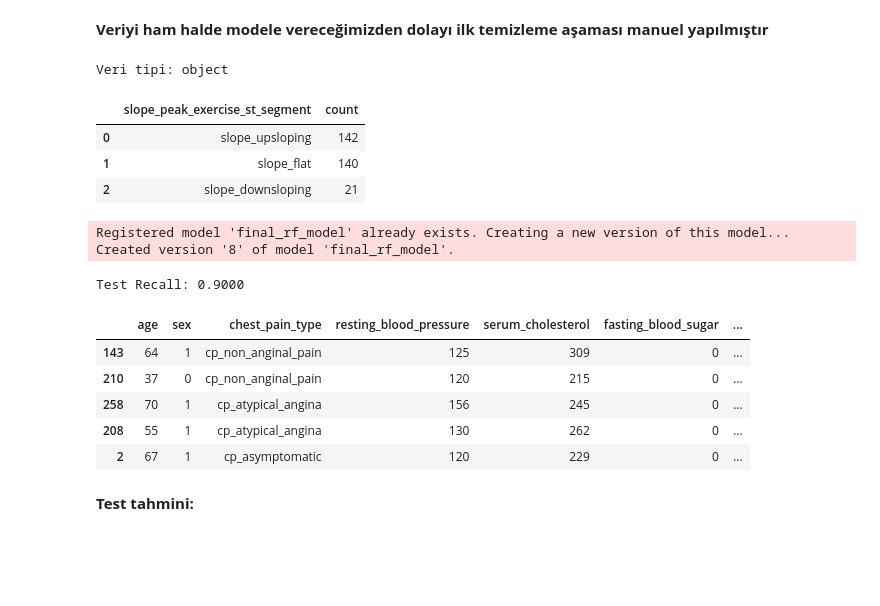
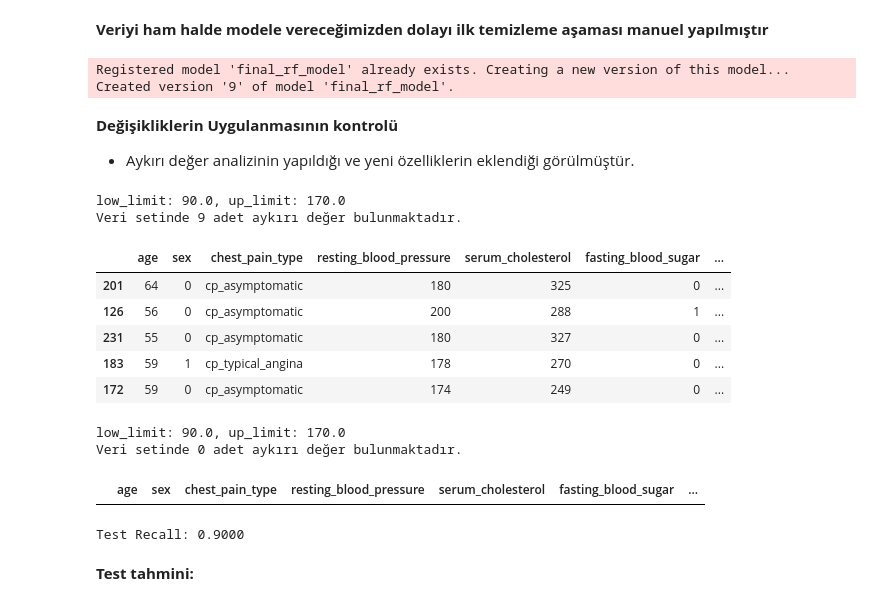
Before and after one commit to kanitvural/heart_disease_project, a Jupyter notebook: hearth_disease_project.ipynb, the cells around one changed output. Saved outputs shown, nothing was run; the diff lists cells and outputs as text; code cells hidden in the pictures; blank space fills up the shorter version.

Commit message:
all stages complated model deployed

```diff
--- a/hearth_disease_project.ipynb
+++ b/hearth_disease_project.ipynb
@@ -1795,19 +1797,19 @@ class OutlierReplacer(BaseEstimator, TransformerMixin):
         return low_limit, up_limit
 
 # Özellik üretim klası
-# class FeatureGenerator(BaseEstimator, TransformerMixin):
-#     def fit(self, X, y=None):
-#         return self
+class FeatureGenerator(BaseEstimator, TransformerMixin):
+    def fit(self, X, y=None):
+        return self
 
-#     def transform(self, X, y=None):
-#         X = X.copy()
+    def transform(self, X, y=None):
+        X = X.copy()
 
-#         # Age category özelliğinin oluşturulması
-#         age_bins = [-np.inf, 18, 40, 60, np.inf]
-#         age_labels = [0, 1, 2, 3]
-#         X['age_category'] = pd.cut(X['age'], bins=age_bins, labels=age_labels)
+        # Age category özelliğinin oluşturulması
+        age_bins = [-np.inf, 18, 40, 60, np.inf]
+        age_labels = [0, 1, 2, 3]
+        X['age_category'] = pd.cut(X['age'], bins=age_bins, labels=age_labels)
 
-#         return X
+        return X
 
 # Korelasyonları belirleyip eşik değer üzerindekini drop eden class
 class CorrelationFilter(BaseEstimator, TransformerMixin):
@@ -1827,7 +1829,6 @@ class CorrelationFilter(BaseEstimator, TransformerMixin):
         return self
 
     def transform(self, X, y=None):
-        # Verinin Pandas DataFrame olduğundan emin olun
         if isinstance(X, np.ndarray):
             X = pd.DataFrame(X)
         elif not isinstance(X, pd.DataFrame):
@@ -1849,20 +1850,22 @@ preprocessor = ColumnTransformer(
     transformers=[
         ('num', numerical_transformer, numerical_features),
         ('cat_ohe', one_hot_cat_transformer, one_hot_cat_features),
-        #('cat_ord', ordinal_cat_trainsformer, ordinal_cat_features),
+        ('cat_ord', ordinal_cat_trainsformer, ordinal_cat_features),
     ],
     remainder='passthrough' # belirtilmeyen sütünlar geçilir.
 )
 
 pipeline = Pipeline(steps=[
+    # ('data_loader', DataLoader(file_path="raw_heart_disease_data.csv")),# yeni geldi
+    # ('data_cleaner', DataCleaner()),# yeni geldi
     ('outlier_replacer', OutlierReplacer(variables=outlier_features)),
-    #('feature_generator', FeatureGenerator()),
+    ('feature_generator', FeatureGenerator()),
     ('preprocessor', preprocessor),
     ('correlation_filter', CorrelationFilter(threshold=0.82)),
     ('classifier', RandomForestClassifier(**best_hyperparams_rf,random_state=22))
 ])
 
-# Training and saving the model
+# Modelin eğitim aşaması
 def train_and_log_model(X, y):
     with mlflow.start_run(run_name="RandomForestClassifier Production Model: Metric = recall"):
         pipeline.fit(X, y)
@@ -1870,9 +1873,6 @@ def train_and_log_model(X, y):
         mlflow.log_params(best_hyperparams_rf)
         mlflow.sklearn.log_model(pipeline, model_path)
         mlflow.register_model(model_uri=f"runs:/{mlflow.active_run().info.run_id}/{model_path}", name=model_path)
-
- # model yüklenmesi
- # model = mlflow.pyfunc.load_model("models:/final_rf_model/1")
 # %%
 # pipeline listesinin son elamanı modeli içeriyor
 pipeline[-1]
@@ -1892,14 +1892,6 @@ df.head()
 | 4 | 41 | 0 | cp_atypical_angina | 130 | 204 | 0 | ... |
 # %% [markdown]
 **Veriyi ham halde modele vereceğimizden dolayı ilk temizleme aşaması manuel yapılmıştır**
-# %%
-describe_categorical_feature(df,"slope_peak_exercise_st_segment")
-# %% [output]
-Veri tipi: object
-|  | slope_peak_exercise_st_segment | count |
-| 0 | slope_upsloping | 142 |
-| 1 | slope_flat | 140 |
-| 2 | slope_downsloping | 21 |
 # %%
 df.dropna(inplace=True)
 # %%
@@ -1911,6 +1903,32 @@ X_train, X_test, y_train, y_test = train_test_split(X, y, test_size=0.12,stratif
 train_and_log_model(X_train, y_train)
 # %% [output]
 Registered model 'final_rf_model' already exists. Creating a new version of this model...
-Created version '8' of model 'final_rf_model'.
+Created version '9' of model 'final_rf_model'.
+# %% [markdown]
+**Değişikliklerin Uygulanmasının kontrolü**
+- Aykırı değer analizinin yapıldığı ve yeni özelliklerin eklendiği görülmüştür.
+# %%
+low_limit, up_limit = outlier_thresholds(X_train, "resting_blood_pressure")
+show_outliers(X_train,"resting_blood_pressure", low_limit, up_limit)
+# %% [output]
+low_limit: 90.0, up_limit: 170.0
+Veri setinde 9 adet aykırı değer bulunmaktadır.
+|  | age | sex | chest_pain_type | resting_blood_pressure | serum_cholesterol | fasting_blood_sugar | ... |
+| 201 | 64 | 0 | cp_asymptomatic | 180 | 325 | 0 | ... |
+| 126 | 56 | 0 | cp_asymptomatic | 200 | 288 | 1 | ... |
+| 231 | 55 | 0 | cp_asymptomatic | 180 | 327 | 0 | ... |
+| 183 | 59 | 1 | cp_typical_angina | 178 | 270 | 0 | ... |
+| 172 | 59 | 0 | cp_asymptomatic | 174 | 249 | 0 | ... |
+# %%
+X_transformed = pipeline.named_steps['outlier_replacer'].transform(X_train)
+X_transformed = pipeline.named_steps['feature_generator'].transform(X_transformed)
+# X_transformed = pipeline.named_steps['preprocessor'].transform(X_transformed)
+# X_transformed = pipeline.named_steps['correlation_filter'].transform(X_transformed)
+low_limit, up_limit = outlier_thresholds(X_transformed, "resting_blood_pressure")
+show_outliers(X_transformed,"resting_blood_pressure", low_limit, up_limit)
+# %% [output]
+low_limit: 90.0, up_limit: 170.0
+Veri setinde 0 adet aykırı değer bulunmaktadır.
+|  | age | sex | chest_pain_type | resting_blood_pressure | serum_cholesterol | fasting_blood_sugar | ... |
 # %%
 # sklearn kütüphanesi için model yükleme
@@ -1930,15 +1948,6 @@ Test Recall: 0.9000
 # y_pred_prob = model.predict_proba(X_test)[:,1]
 # roc_auc_score = roc_auc_score(y_test, y_pred_prob)
 # print(f"Test roc_auc_score: {roc_auc_score:.4f}")
-# %%
-X_test.head()
-# %% [output]
-|  | age | sex | chest_pain_type | resting_blood_pressure | serum_cholesterol | fasting_blood_sugar | ... |
-| 143 | 64 | 1 | cp_non_anginal_pain | 125 | 309 | 0 | ... |
-| 210 | 37 | 0 | cp_non_anginal_pain | 120 | 215 | 0 | ... |
-| 258 | 70 | 1 | cp_atypical_angina | 156 | 245 | 0 | ... |
-| 208 | 55 | 1 | cp_atypical_angina | 130 | 262 | 0 | ... |
-| 2 | 67 | 1 | cp_asymptomatic | 120 | 229 | 0 | ... |
 # %% [markdown]
 **Test tahmini:**
 # %%
```
Also changed, not shown: parts of 3 cells of this notebook, 1 other file.
